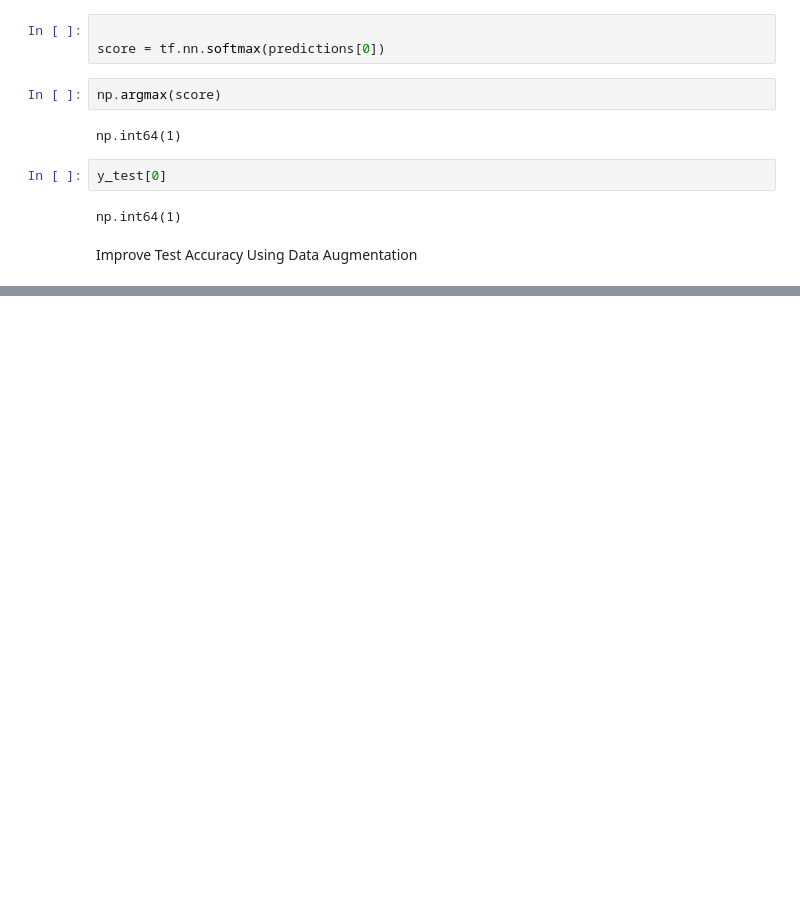
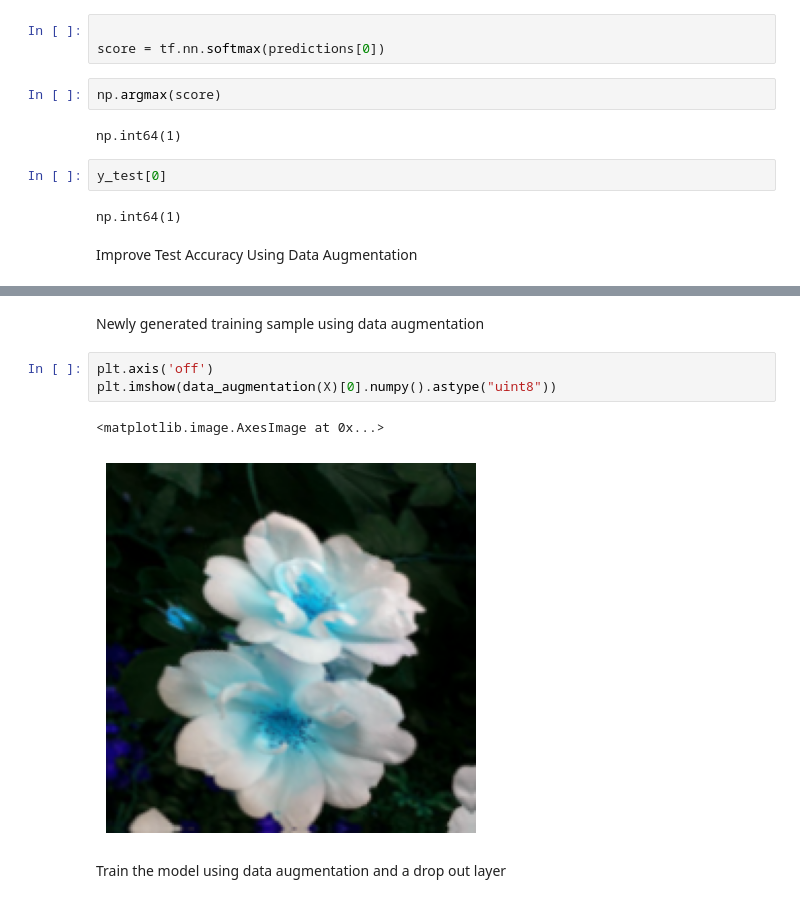
Before and after one commit to SubhradipH/Deep_learning, a Jupyter notebook: augmentation.ipynb, the cells around one changed output, grey strips where cells are left out. Saved outputs shown, nothing was run; the diff lists cells and outputs as text; blank space fills up the shorter version.

```diff
--- a/augmentation.ipynb
+++ b/augmentation.ipynb
@@ -220,0 +229,12 @@ AttributeError: module 'keras._tf_keras.keras.layers' has no attribute 'experime
+# %% [markdown]
+
+Newly generated training sample using data augmentation
+# %%
+plt.axis('off')
+plt.imshow(data_augmentation(X)[0].numpy().astype("uint8"))
+# %% [output]
+<matplotlib.image.AxesImage at 0x...>
+[figure, added]
+# %% [markdown]
+
+Train the model using data augmentation and a drop out layer
```
Also changed, not shown: parts of 7 cells of this notebook.
